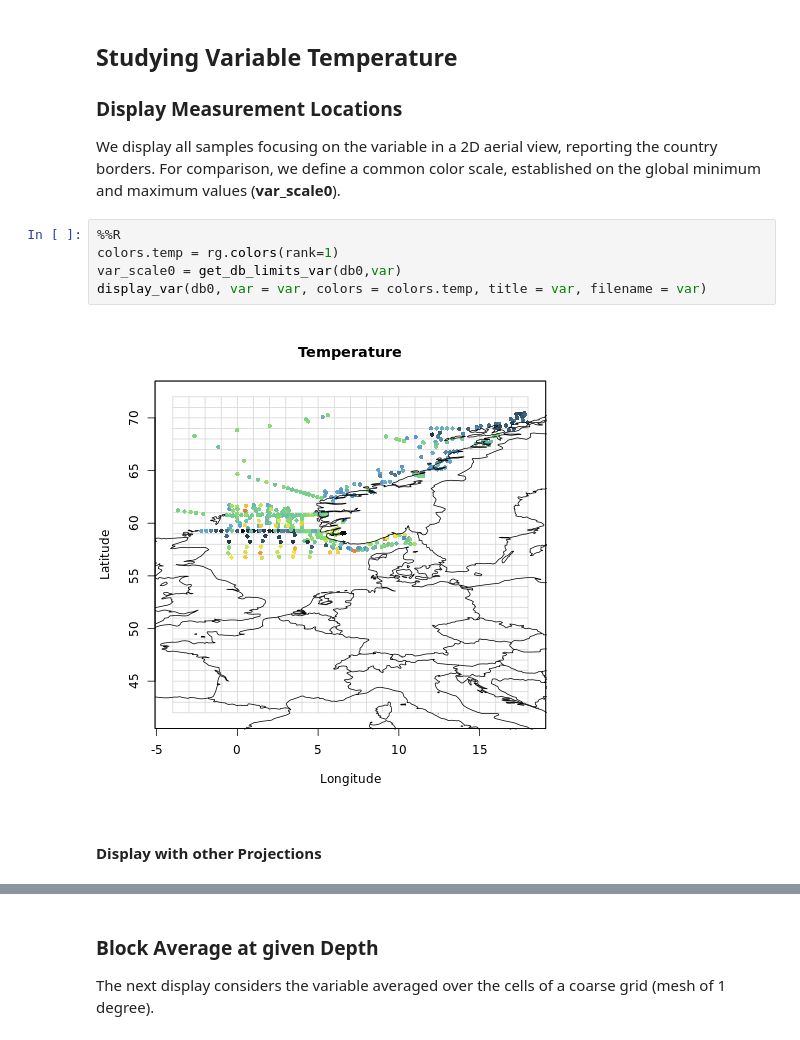
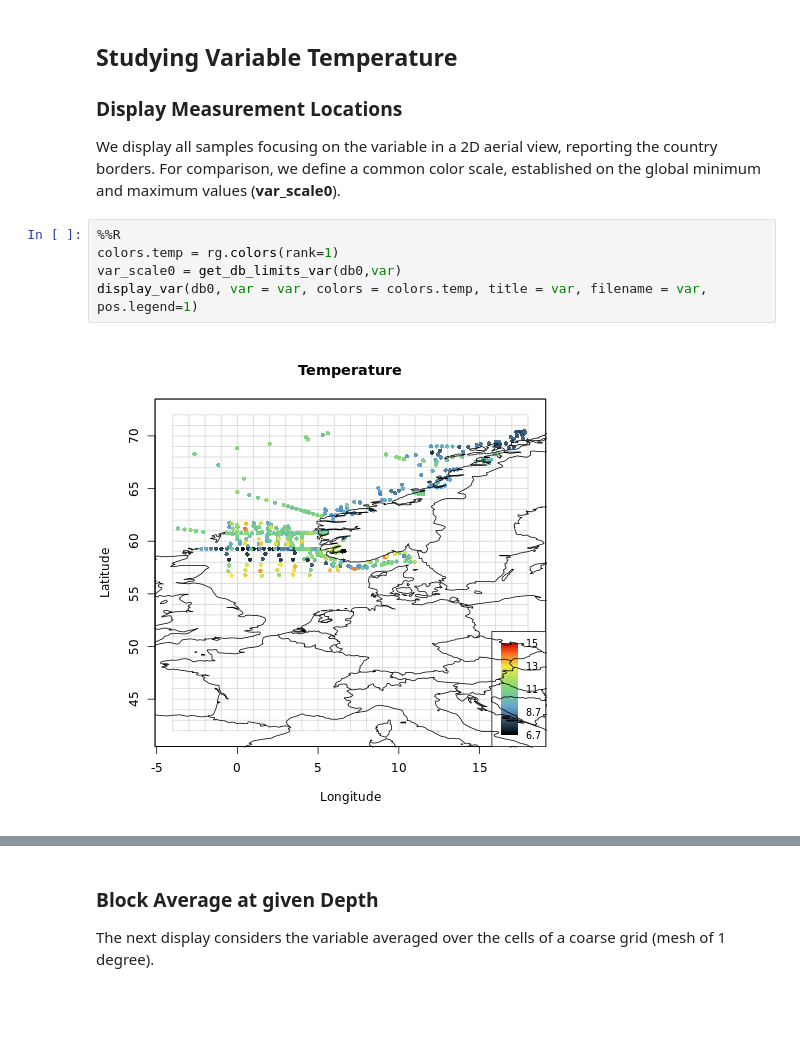
Before and after one commit to ec-intaros/iaos-showcase-app-Barents-Sea-CTD, a Jupyter notebook: Barrents sea - Data Scientist Notebook.ipynb, the cells around one changed output, grey strips where cells are left out. Cells and saved outputs as stored; diff of their text form; blank space fills up the shorter version.

```diff
--- a/Barrents sea - Data Scientist Notebook.ipynb
+++ b/Barrents sea - Data Scientist Notebook.ipynb
@@ -1179,9 +1182,7 @@ We display all samples focusing on the variable in a 2D aerial view, reporting t
 # %%
 %%R
 colors.temp = rg.colors(rank=1)
 var_scale0 = get_db_limits_var(db0,var)
-display_var(db0, var = var, colors = colors.temp, title = var, filename = var)
+display_var(db0, var = var, colors = colors.temp, title = var, filename = var, pos.legend=1)
 # %% [output]
-[figure, old version]
+[figure, new version]
-# %% [markdown]
-#### Display with other Projections
```
Also changed, not shown: parts of 21 cells of this notebook.
